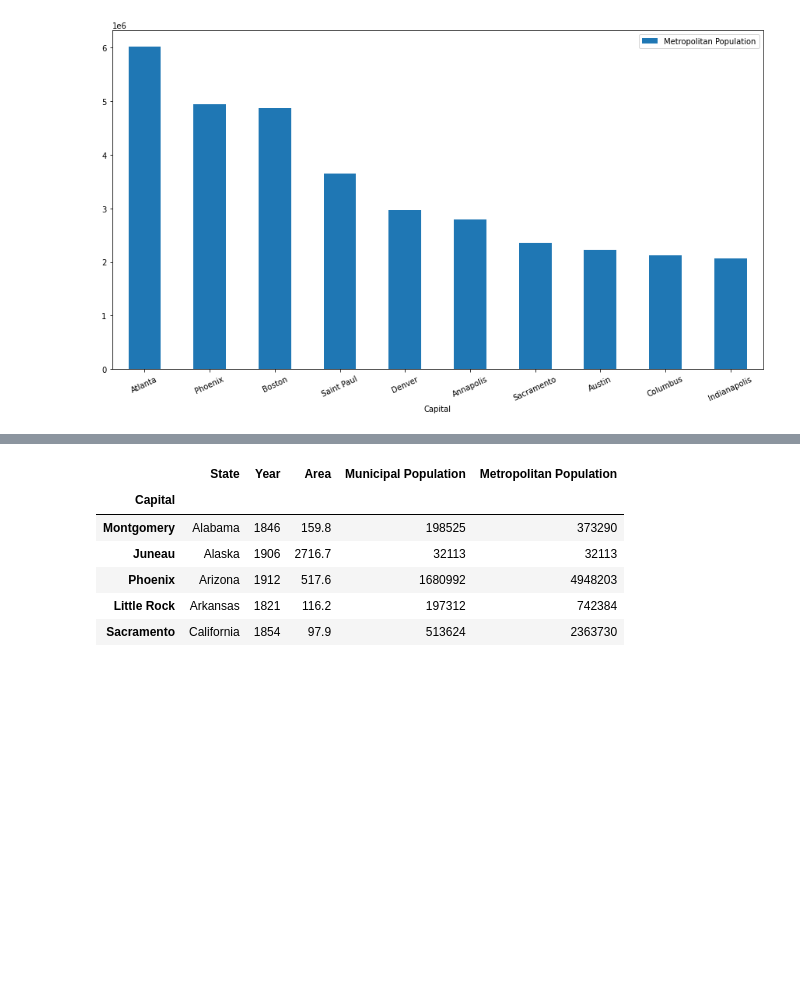
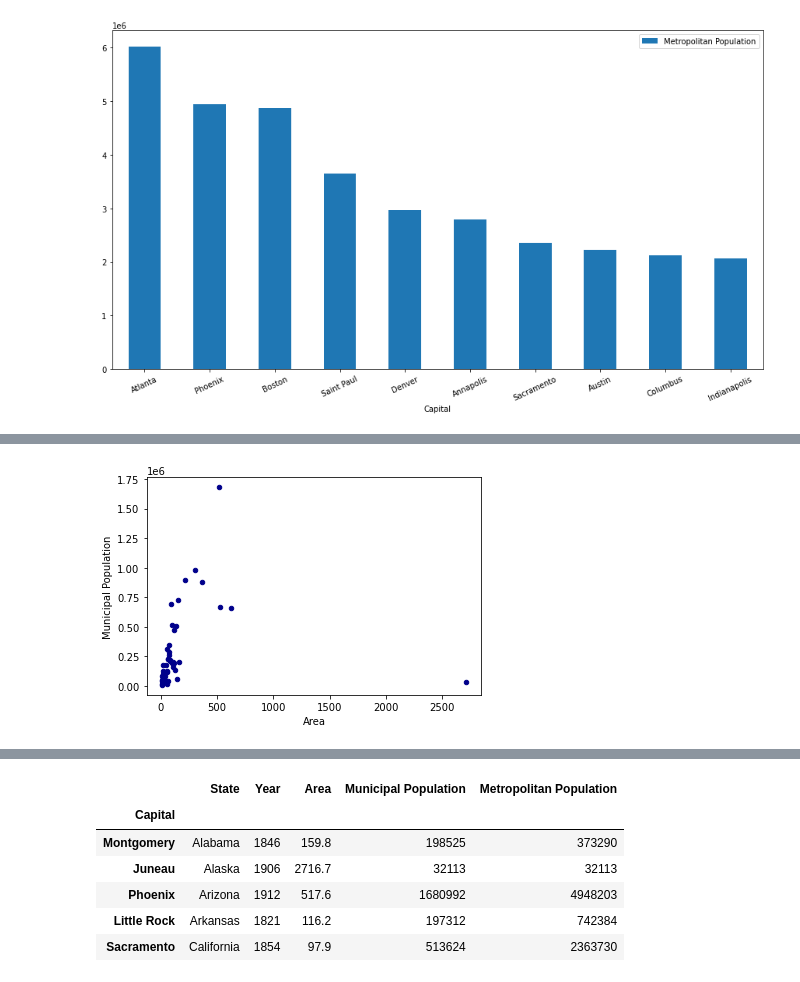
Before and after one commit to chaseroldan/portfolio-projects, a Jupyter notebook: project-us-capitals/us-capitals.ipynb, the cells around one changed output, grey strips where cells are left out. Drawn from its saved outputs; the diff is of its cells as text; code cells hidden in the pictures; blank space fills up the shorter version.

```diff
--- a/project-us-capitals/us-capitals.ipynb
+++ b/project-us-capitals/us-capitals.ipynb
@@ -155,0 +162,6 @@ largest_metro_chart.figure.savefig('metro.png')
+# %%
+ax1 = df.plot.scatter(x='Area',
+                      y='Municipal Population',
+                      c='DarkBlue')
+# %% [output]
+[figure, added]
```
Also changed, not shown: parts of 2 cells of this notebook.
